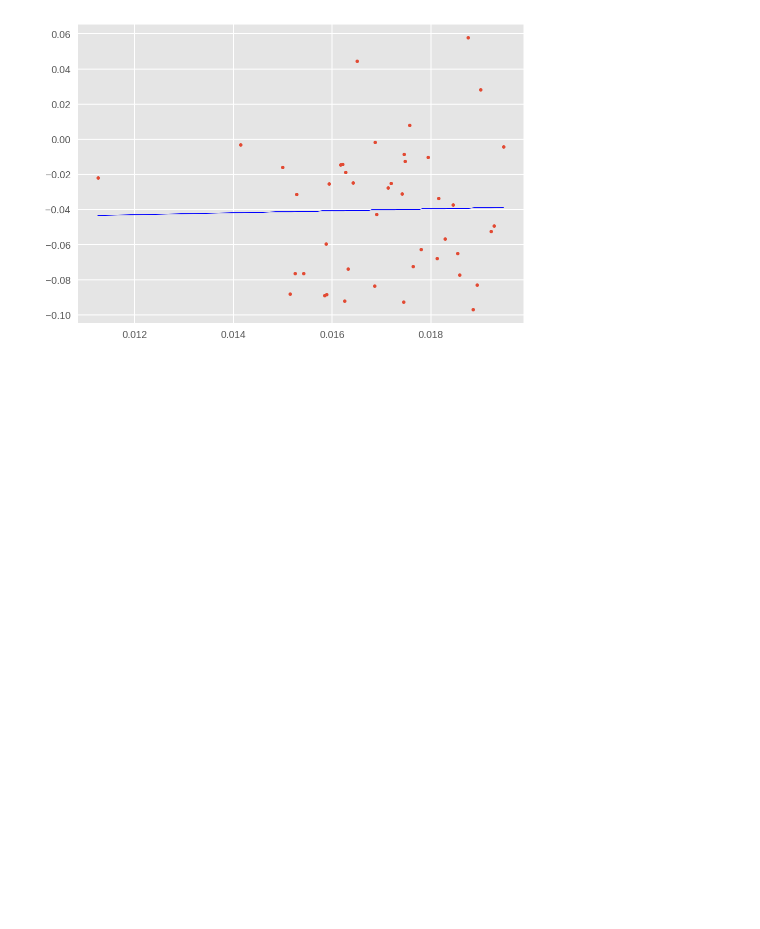
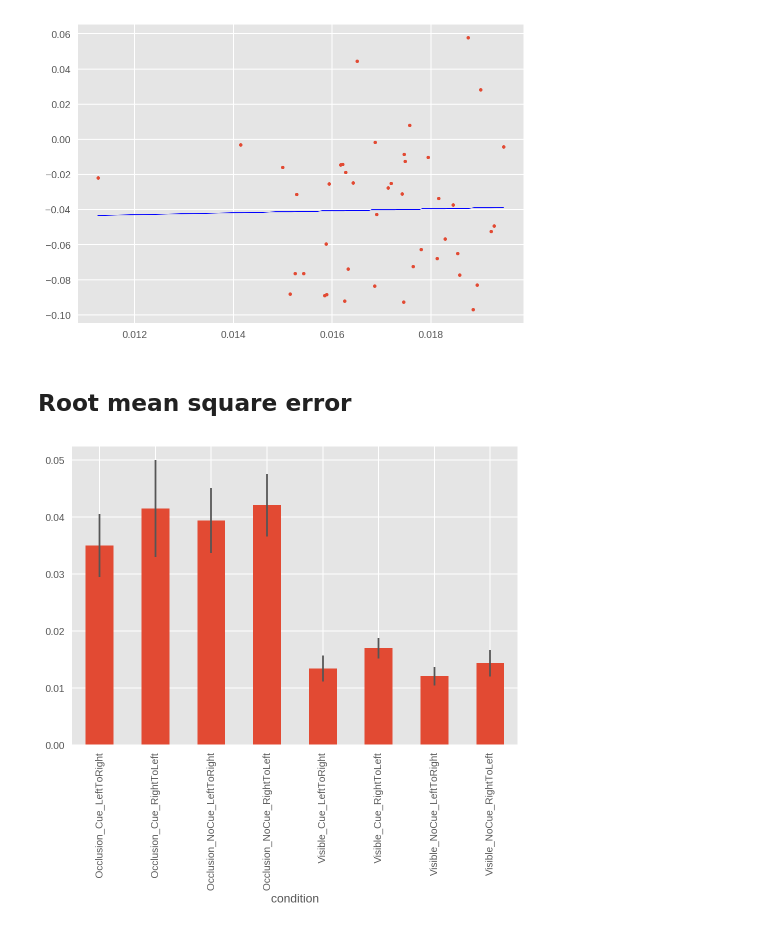
Before and after one commit to Roman-Belenya/perception_and_action, a Jupyter notebook: explore.ipynb, the cells around one changed output. Saved outputs shown, nothing was run; the diff lists cells and outputs as text; code cells hidden in the pictures; blank space fills up the shorter version.

Commit message:
added rmse analysis

```diff
--- a/explore.ipynb
+++ b/explore.ipynb
@@ -708,3 +708,41 @@ plt.show()
 r = 0.02
 p = 0.88
 [figure]
+# %% [markdown]
+## Root mean square error
+# %%
+def rmse(error):
+    if not isinstance(error, np.ndarray):
+        error = np.array(error)
+    x = np.sqrt(np.mean(error**2))
+    return x
+# %%
+rmse_data = pd.DataFrame()
+error_vectors = {}
+
+for pid, subj in d.items():
+    error_vectors[pid] = {}
+    for tid, trial in subj['trials'].items():
+        ro_frame = np.where(np.array(trial['startmovement']) == 1)[0][0]
+        error = np.array(trial['averagexeye'][496:ro_frame]) - np.array(trial['objectx'][496:ro_frame])
+
+        error_vectors[pid][tid] = {}
+        error_vectors[pid][tid]['condition'] = trial['name'][6:-4]
+        error_vectors[pid][tid]['error'] = error
+
+        to_add = pd.Series()
+        to_add['p'] = pid
+        to_add['trial'] = tid
+        to_add['condition'] = trial['name'][6:-4]
+        to_add['rmse'] = rmse(error)
+
+        rmse_data = rmse_data.append(to_add, ignore_index = True)
+# %%
+average_rmse = rmse_data.groupby(['p', 'condition'])['rmse'] \
+                        .apply(np.mean) \
+                        .reset_index() \
+                        .pivot(index = 'p', columns = 'condition', values = 'rmse')
+average_rmse.apply(np.mean).plot(kind = 'bar', yerr = np.std(average_rmse) / np.sqrt(len(average_rmse)))
+plt.show()
+# %% [output]
+[figure, added]
```
Also changed, not shown: parts of 2 cells of this notebook.
